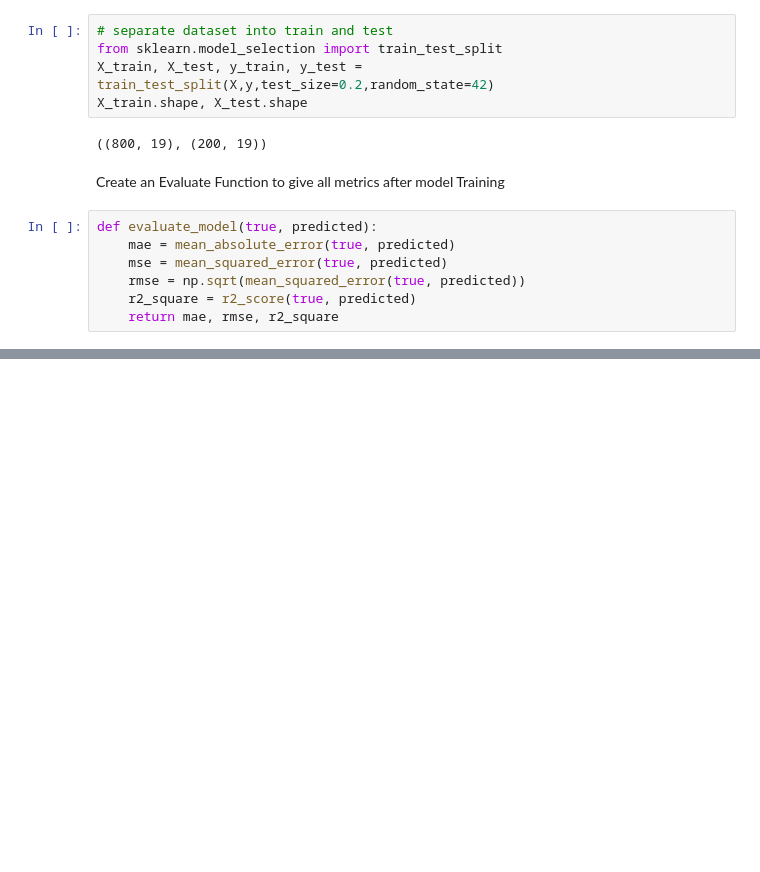
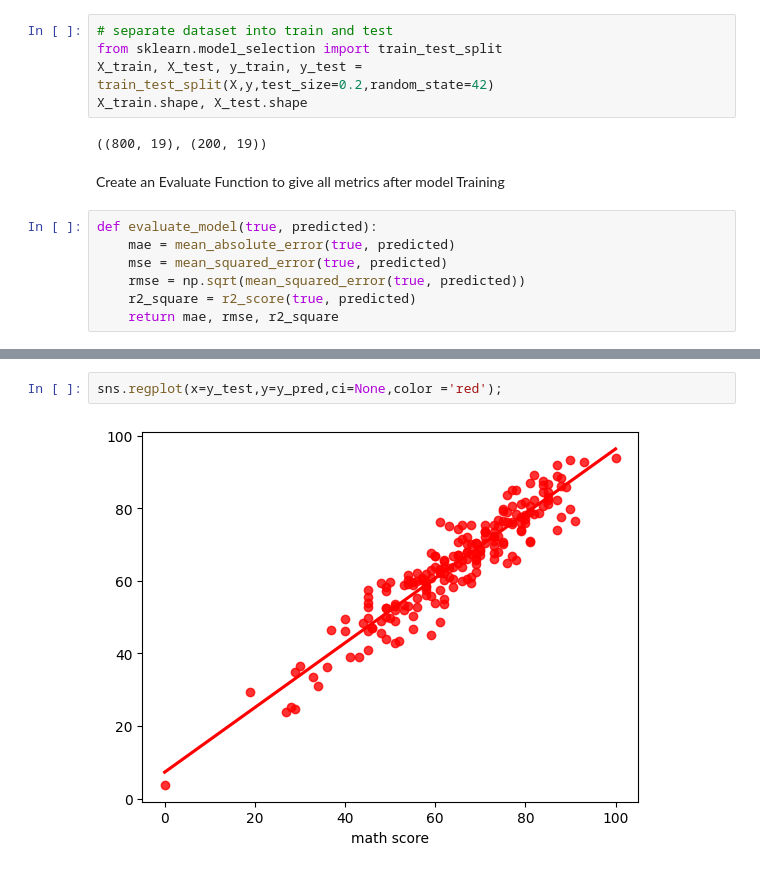
Before and after one commit to Dhiraj2368/mlproject, a Jupyter notebook: dataset/Model Trainnig.ipynb, the cells around one changed output, grey strips where cells are left out. Drawn from its saved outputs; the diff is of its cells as text; blank space fills up the shorter version.

```diff
--- a/dataset/Model Trainnig.ipynb
+++ b/dataset/Model Trainnig.ipynb
@@ -220,0 +236,4 @@ for i in range(len(list(models))):
+# %%
+sns.regplot(x=y_test,y=y_pred,ci=None,color ='red');
+# %% [output]
+[figure, added]
```
Also changed, not shown: parts of 12 cells of this notebook, 5 other files.
